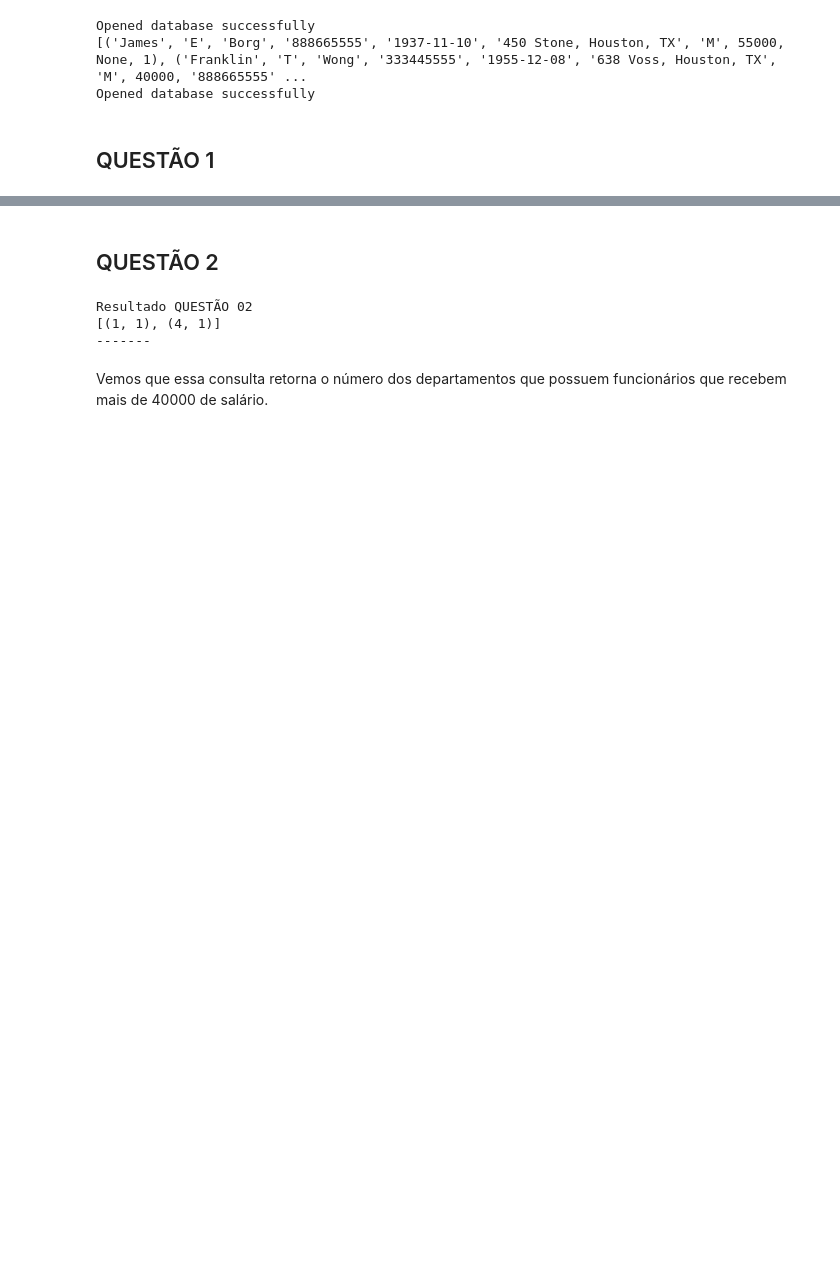
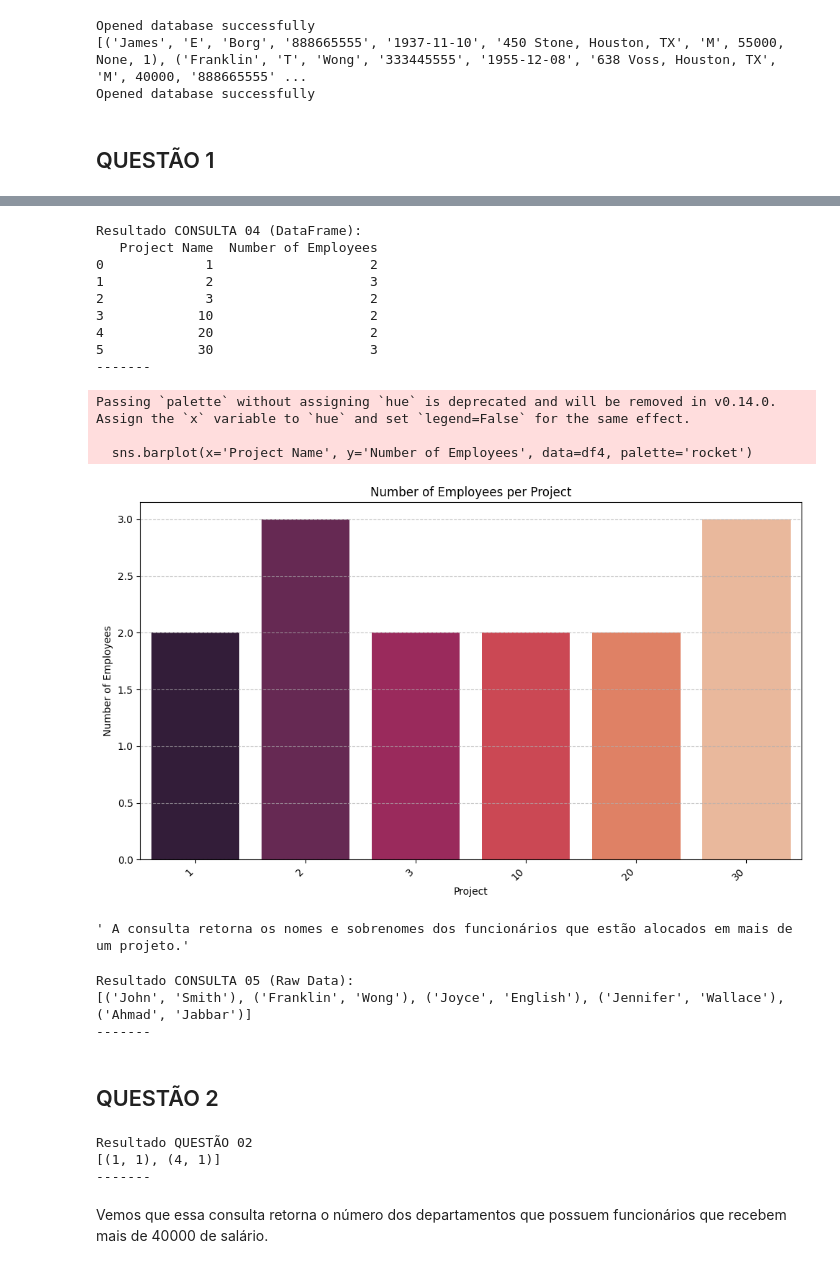
Before and after one commit to RaphaelLeivas/ibd-2025-1, a Jupyter notebook: exercicio SQL/BD_Empregados.ipynb, the cells around one changed output, grey strips where cells are left out. Drawn from its saved outputs; the diff is of its cells as text; code cells hidden in the pictures; blank space fills up the shorter version.

```diff
--- a/exercicio SQL/BD_Empregados.ipynb
+++ b/exercicio SQL/BD_Empregados.ipynb
@@ -81,3 +202,59 @@ Resultado CONSULTA 02
+# %%
+df4 = pd.DataFrame(results_1_4, columns=['Project Name', 'Number of Employees'])
+
+print("Resultado CONSULTA 04 (DataFrame):")
+print(df4)
+print("-------")
+print('\n')
+
+if not df4.empty:
+    plt.figure(figsize=(10, 6))
+    sns.barplot(x='Project Name', y='Number of Employees', data=df4, palette='rocket')
+    plt.title('Number of Employees per Project')
+    plt.xlabel('Project')
+    plt.ylabel('Number of Employees')
+    plt.xticks(rotation=45, ha='right')
+    plt.grid(axis='y', linestyle='--', alpha=0.7)
+    plt.tight_layout()
+    plt.show()
+else:
+    print("No data for CONSULTA 04 to visualize.")
+# %% [output]
+Resultado CONSULTA 04 (DataFrame):
+   Project Name  Number of Employees
+0             1                    2
+1             2                    3
+2             3                    2
+3            10                    2
+4            20                    2
+5            30                    3
+-------
+Passing `palette` without assigning `hue` is deprecated and will be removed in v0.14.0. Assign the `x` variable to `hue` and set `legend=False` for the same effect.
+
+  sns.barplot(x='Project Name', y='Number of Employees', data=df4, palette='rocket')
+[figure, added]
+# %%
+""" A consulta retorna os nomes e sobrenomes dos funcionários que estão alocados em mais de um projeto."""
+# %% [output]
+' A consulta retorna os nomes e sobrenomes dos funcionários que estão alocados em mais de um projeto.'
+# %%
+c5 = conn.execute('''
+SELECT E.Fname, E.Lname
+FROM EMPLOYEE AS E
+    INNER JOIN WORKS_ON AS WO
+        ON E.ssn = WO.Essn
+GROUP BY E.ssn
+HAVING COUNT(WO.Pno) > 1
+''')
+print("Resultado CONSULTA 05 (Raw Data):")
+results_1_5 = c5.fetchall()
+print(results_1_5)
+print("-------")
+print('\n')
+# %% [output]
+Resultado CONSULTA 05 (Raw Data):
+[('John', 'Smith'), ('Franklin', 'Wong'), ('Joyce', 'English'), ('Jennifer', 'Wallace'), ('Ahmad', 'Jabbar')]
+-------
 # %% [markdown]
 ## QUESTÃO 2
 # %%
```
Also changed, not shown: parts of 17 cells of this notebook, 2 other files.
